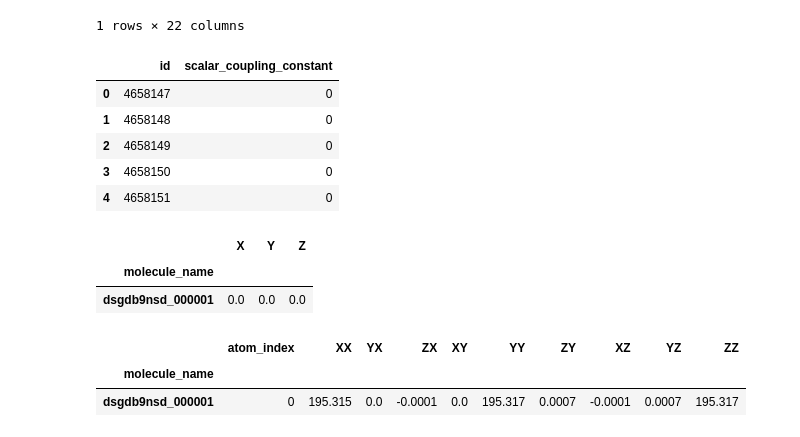
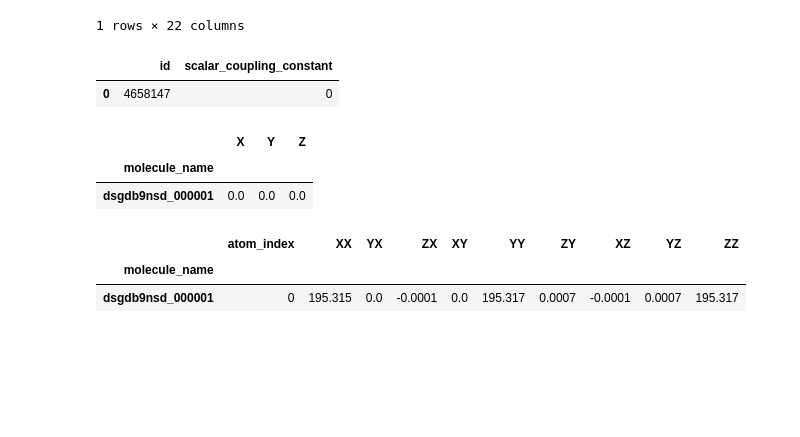
Before and after one commit to KenkenGoda/CHAMPS, a Jupyter notebook: notebooks/experiment.ipynb, the cells around one changed output. Saved outputs shown, nothing was run; the diff lists cells and outputs as text; code cells hidden in the pictures; blank space fills up the shorter version.

```diff
--- a/notebooks/experiment.ipynb
+++ b/notebooks/experiment.ipynb
@@ -17,5 +17,6 @@ ff.feature_list()
 ['MoleculeCount', 'MoleculeDistanceStatistics', 'Atom0Count', 'Atom1Count']
 # %%
 from scripts.experiment import Experiment
-dataset = Experiment().run()
+ex = Experiment()
+y_pred = ex.run()
 # %% [output]
@@ -34,14 +87,10 @@ dataset.test.head(1)
 | dsgdb9nsd_000004 | 2 | 0 | 4658147 | 2JHC | 2 | H | -1.661639 | 0.0 | 1.0 | ... |
 1 rows × 22 columns
 # %%
-dataset.submission.head()
+dataset.submission.head(1)
 # %% [output]
 |  | id | scalar_coupling_constant |
 | 0 | 4658147 | 0 |
-| 1 | 4658148 | 0 |
-| 2 | 4658149 | 0 |
-| 3 | 4658150 | 0 |
-| 4 | 4658151 | 0 |
 # %%
 dataset.dipole_moments.head(1)
 # %% [output]
```
Also changed, not shown: parts of 4 cells of this notebook, 8 other files.
